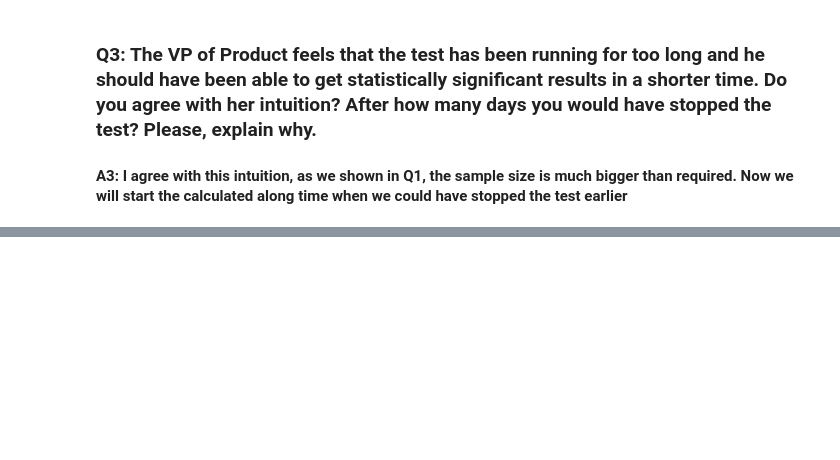
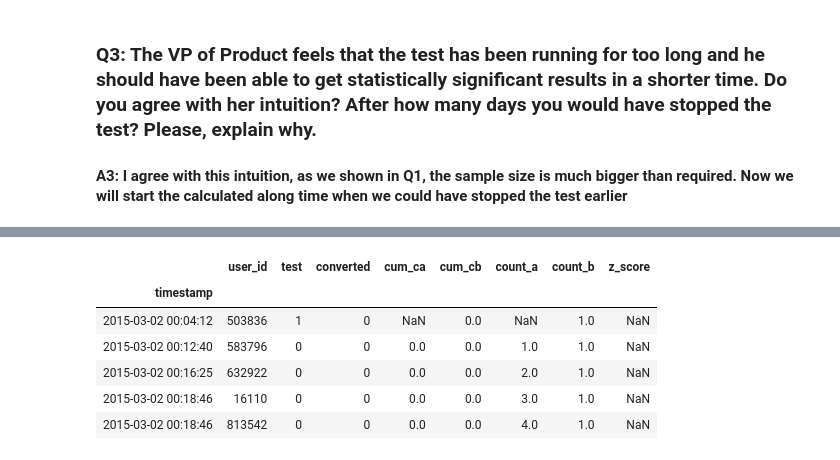
Before and after one commit to Shunling/Insight_HealthDataScience, a Jupyter notebook: DataChallenge1B/PricingTestDataChallenge.ipynb, the cells around one changed output, grey strips where cells are left out. Cells and saved outputs as stored; diff of their text form; code cells hidden in the pictures; blank space fills up the shorter version.

```diff
--- a/DataChallenge1B/PricingTestDataChallenge.ipynb
+++ b/DataChallenge1B/PricingTestDataChallenge.ipynb
@@ -566,0 +705,11 @@ for i in range(df.shape[0]):
+# %%
+dfs = dfn.ffill()
+dfs.head()
+# %% [output]
+|  | user_id | test | converted | cum_ca | cum_cb | count_a | count_b | z_score |
+| timestamp |  |  |  |  |  |  |  |  |
+| 2015-03-02 00:04:12 | 503836 | 1 | 0 | NaN | 0.0 | NaN | 1.0 | NaN |
+| 2015-03-02 00:12:40 | 583796 | 0 | 0 | 0.0 | 0.0 | 1.0 | 1.0 | NaN |
+| 2015-03-02 00:16:25 | 632922 | 0 | 0 | 0.0 | 0.0 | 2.0 | 1.0 | NaN |
+| 2015-03-02 00:18:46 | 16110 | 0 | 0 | 0.0 | 0.0 | 3.0 | 1.0 | NaN |
+| 2015-03-02 00:18:46 | 813542 | 0 | 0 | 0.0 | 0.0 | 4.0 | 1.0 | NaN |
```
Also changed, not shown: parts of 35 cells of this notebook.
